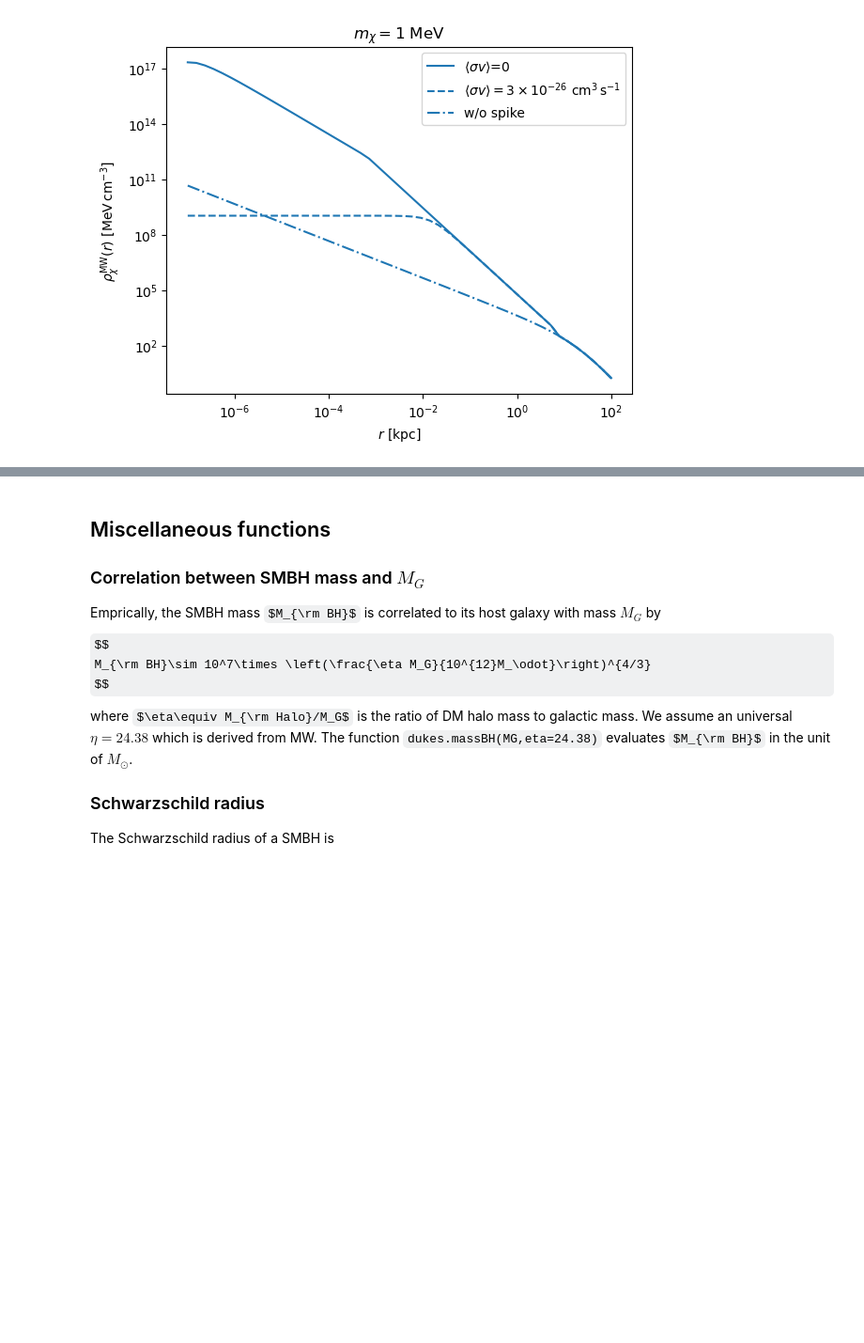
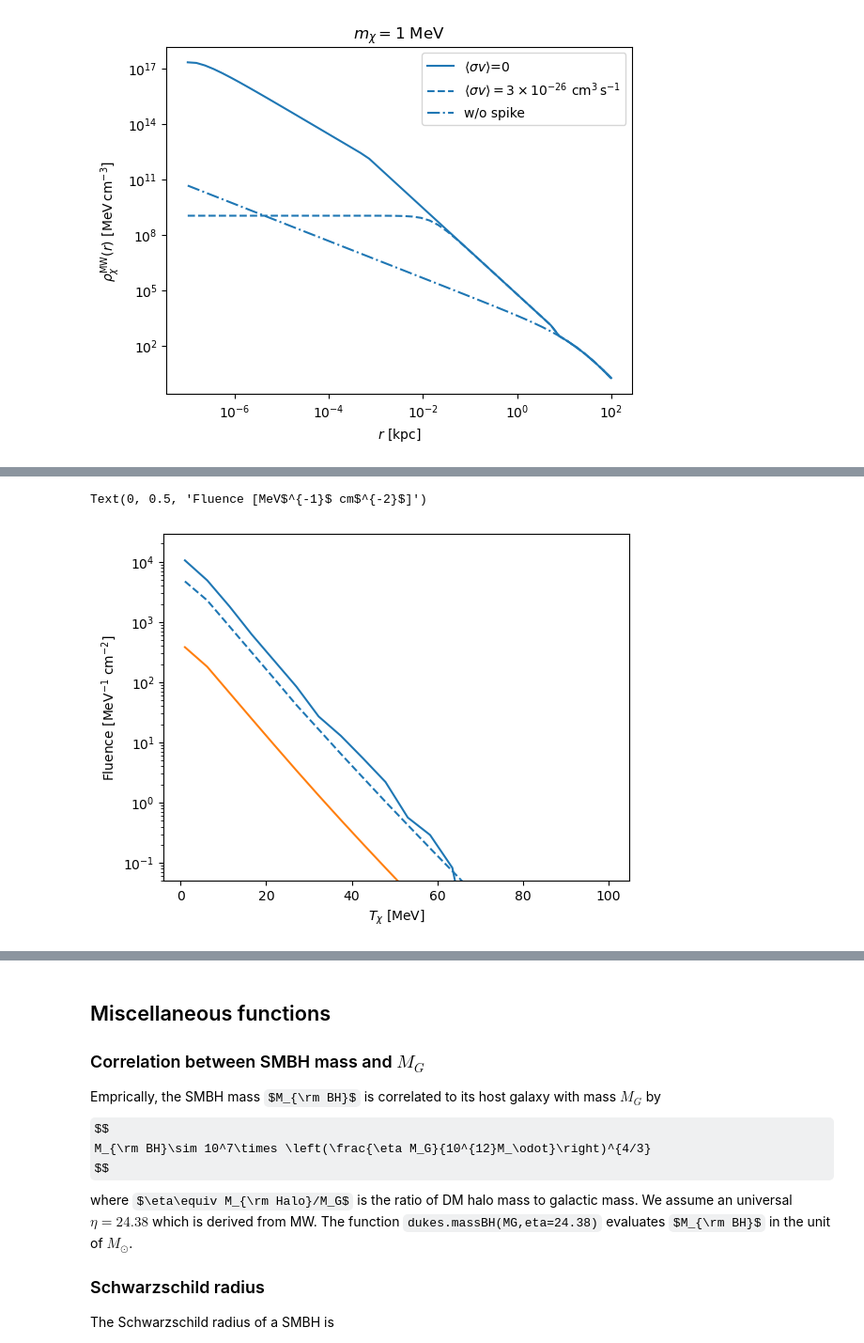
Before and after one commit to yenhsunlin/dukes, a Jupyter notebook: tutorial/tutorial.ipynb, the cells around one changed output, grey strips where cells are left out. Shown: that part at 94% size. Cells and saved outputs as stored; diff of their text form; code cells hidden in the pictures; some formulas as TeX source; blank space fills up the shorter version.

```diff
--- a/tutorial/tutorial.ipynb
+++ b/tutorial/tutorial.ipynb
@@ -199,0 +225,18 @@ plt.show()
+# %%
+mx = 1e-2
+TxList = np.linspace(1,100,20)
+pool = mp.Pool(10)
+flux_sigv02 = pool.map(partial(dukes.flux,mx=mx,neval=100000),TxList)
+flux_sigv3 = pool.map(partial(dukes.flux,mx=mx,sigv=3,neval=100000),TxList)
+flux_nospike = pool.map(partial(dukes.flux,mx=mx,is_spike=False,neval=100000),TxList)
+# %%
+plt.plot(TxList,np.array(flux_sigv0)*5*dukes.constant.year2Seconds)
+plt.plot(TxList,np.array(flux_sigv3)*5*dukes.constant.year2Seconds,'--',color='C0')
+plt.plot(TxList,np.array(flux_nospike)*5*dukes.constant.year2Seconds,color='C1')
+plt.yscale('log')
+plt.ylim(5e-2,)
+plt.xlabel(r'$T_\chi$ [MeV]')
+plt.ylabel(r'Fluence [MeV$^{-1}$ cm$^{-2}$]')
+# %% [output]
+Text(0, 0.5, 'Fluence [MeV$^{-1}$ cm$^{-2}$]')
+[figure, added]
```
Also changed, not shown: parts of 5 cells of this notebook.
